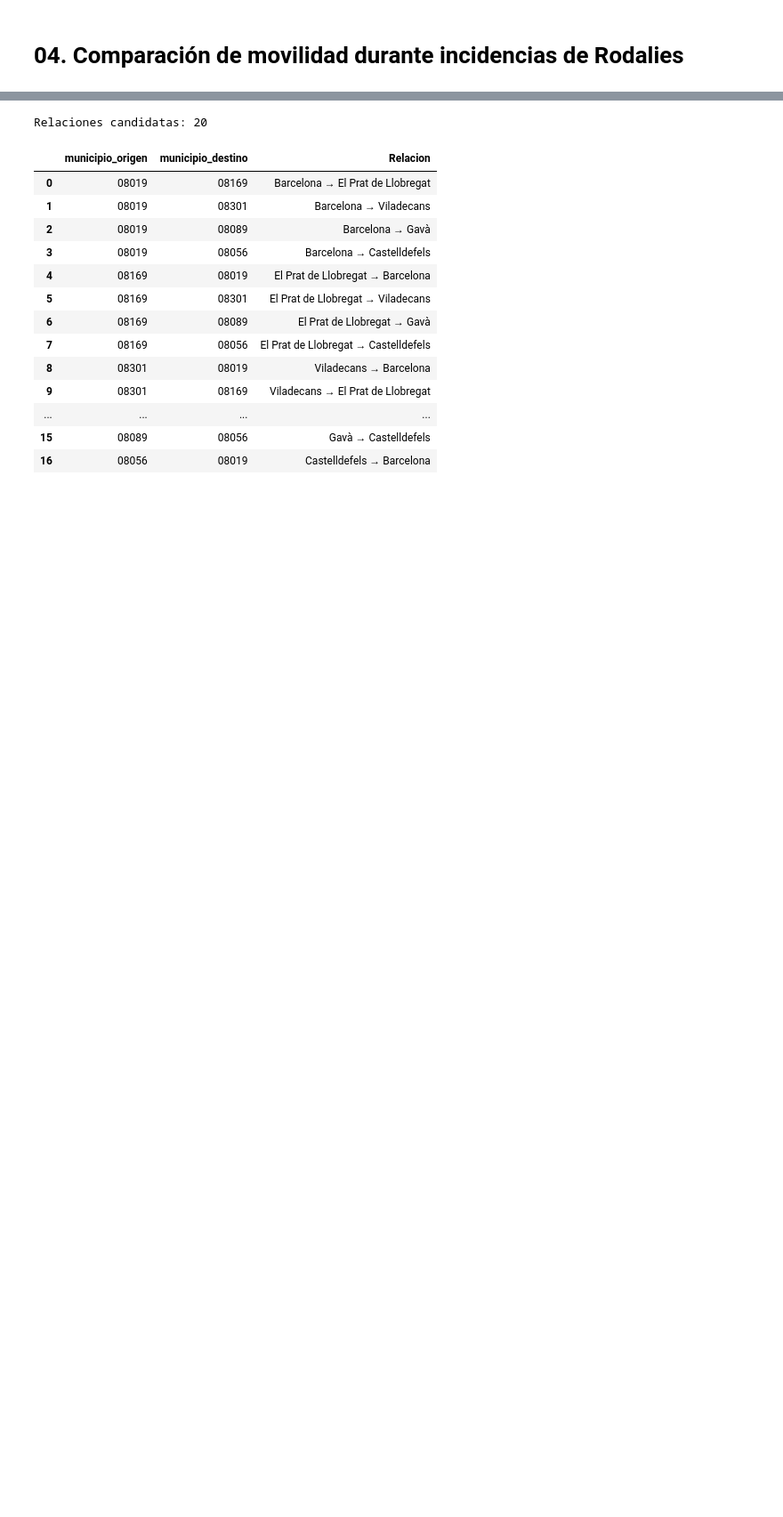
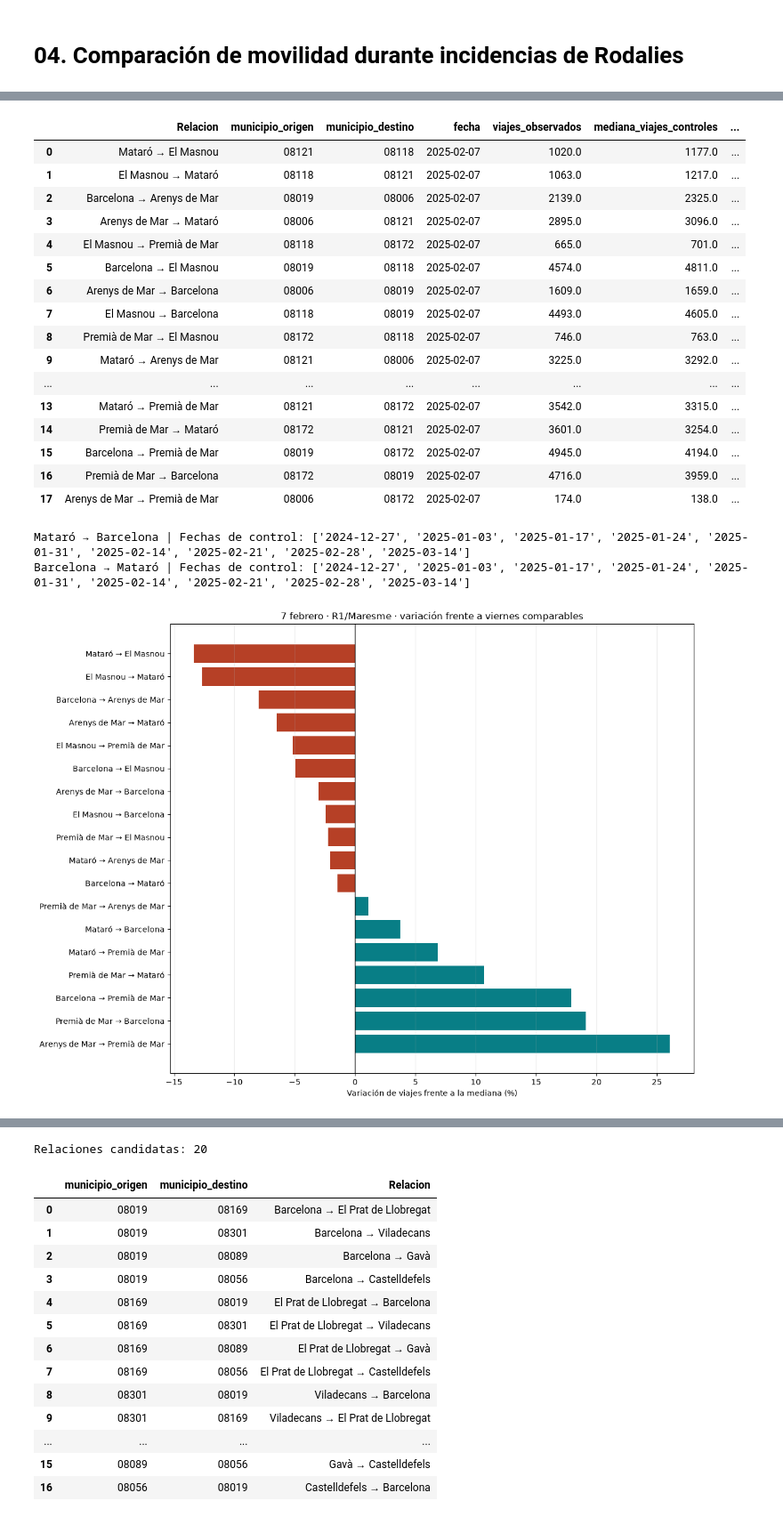
Before and after one commit to martinafrisach/R-MOVE, a Jupyter notebook: notebooks/04_comparación_movilidad_incidencias.ipynb, the cells around one changed output, grey strips where cells are left out. Shown at 89% size. Drawn from its saved outputs; the diff is of its cells as text; code cells hidden in the pictures; blank space fills up the shorter version.

```diff
--- a/notebooks/04_comparación_movilidad_incidencias.ipynb
+++ b/notebooks/04_comparación_movilidad_incidencias.ipynb
@@ -123,0 +230,38 @@ Los municipios seleccionados representan un ámbito territorial de análisis, no
+# %%
+resultados_febrero = comparar_relaciones(
+    movilidad_febrero, fecha_incidencia_febrero, fechas_con_incidencias, festivos_cat)
+display(resultados_febrero.drop(columns="fechas_controles").round(2))
+for nombre in ["Mataró → Barcelona", "Barcelona → Mataró"]:
+    fila = resultados_febrero.loc[resultados_febrero["Relacion"].eq(nombre)].iloc[0]
+    print(nombre, "| Fechas de control:", fila["fechas_controles"])
+graficar_variacion(resultados_febrero, "7 febrero · R1/Maresme · variación frente a viernes comparables", alto=9)
+orden = resultados_febrero.sort_values("variacion_observada_pct")
+fig, ax = plt.subplots(figsize=(12, 9))
+y = np.arange(len(orden))
+ax.hlines(y, orden["p25_viajes_controles"], orden["p75_viajes_controles"], color="#b9cbd2", linewidth=5, label="P25–P75 viajes")
+ax.scatter(orden["mediana_viajes_controles"], y, color="#536979", label="Mediana")
+ax.scatter(orden["viajes_observados"], y, color="#e8700a", label="Observados")
+ax.set_yticks(y, orden["Relacion"]); ax.invert_yaxis()
+ax.set(xlabel="Viajes", title="7 febrero · observados y distribución comparable")
+ax.legend(); plt.tight_layout(); plt.show()
+# %% [output]
+|  | Relacion | municipio_origen | municipio_destino | fecha | viajes_observados | mediana_viajes_controles | ... |
+| 0 | Mataró → El Masnou | 08121 | 08118 | 2025-02-07 | 1020.0 | 1177.0 | ... |
+| 1 | El Masnou → Mataró | 08118 | 08121 | 2025-02-07 | 1063.0 | 1217.0 | ... |
+| 2 | Barcelona → Arenys de Mar | 08019 | 08006 | 2025-02-07 | 2139.0 | 2325.0 | ... |
+| 3 | Arenys de Mar → Mataró | 08006 | 08121 | 2025-02-07 | 2895.0 | 3096.0 | ... |
+| 4 | El Masnou → Premià de Mar | 08118 | 08172 | 2025-02-07 | 665.0 | 701.0 | ... |
+| 5 | Barcelona → El Masnou | 08019 | 08118 | 2025-02-07 | 4574.0 | 4811.0 | ... |
+| 6 | Arenys de Mar → Barcelona | 08006 | 08019 | 2025-02-07 | 1609.0 | 1659.0 | ... |
+| 7 | El Masnou → Barcelona | 08118 | 08019 | 2025-02-07 | 4493.0 | 4605.0 | ... |
+| 8 | Premià de Mar → El Masnou | 08172 | 08118 | 2025-02-07 | 746.0 | 763.0 | ... |
+| 9 | Mataró → Arenys de Mar | 08121 | 08006 | 2025-02-07 | 3225.0 | 3292.0 | ... |
+| ... | ... | ... | ... | ... | ... | ... | ... |
+| 13 | Mataró → Premià de Mar | 08121 | 08172 | 2025-02-07 | 3542.0 | 3315.0 | ... |
+| 14 | Premià de Mar → Mataró | 08172 | 08121 | 2025-02-07 | 3601.0 | 3254.0 | ... |
+| 15 | Barcelona → Premià de Mar | 08019 | 08172 | 2025-02-07 | 4945.0 | 4194.0 | ... |
+| 16 | Premià de Mar → Barcelona | 08172 | 08019 | 2025-02-07 | 4716.0 | 3959.0 | ... |
+| 17 | Arenys de Mar → Premià de Mar | 08006 | 08172 | 2025-02-07 | 174.0 | 138.0 | ... |
+Mataró → Barcelona | Fechas de control: ['2024-12-27', '2025-01-03', '2025-01-17', '2025-01-24', '2025-01-31', '2025-02-14', '2025-02-21', '2025-02-28', '2025-03-14']
+Barcelona → Mataró | Fechas de control: ['2024-12-27', '2025-01-03', '2025-01-17', '2025-01-24', '2025-01-31', '2025-02-14', '2025-02-21', '2025-02-28', '2025-03-14']
+[figure, added]
```
Also changed, not shown: parts of 67 cells of this notebook, 14 other files.
